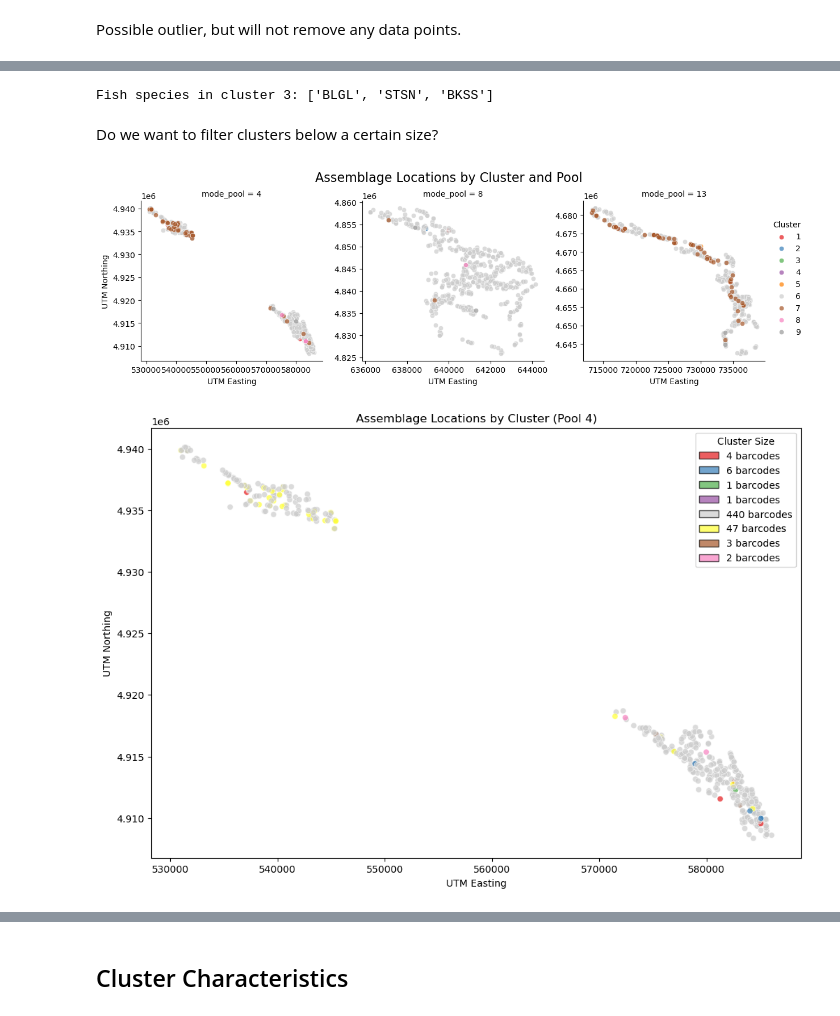
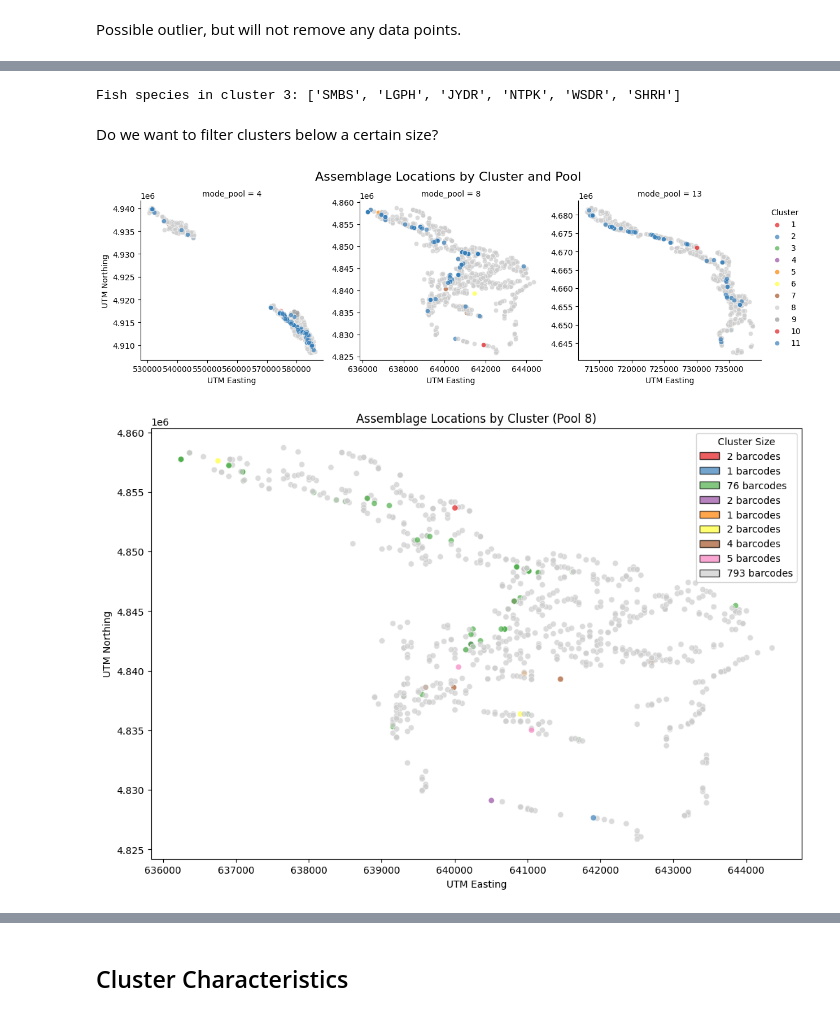
Before and after one commit to jppeirce/ltrm_fish, a Jupyter notebook: make_clusters2025.ipynb, the cells around one changed output, grey strips where cells are left out. Saved outputs shown, nothing was run; the diff lists cells and outputs as text; code cells hidden in the pictures.

```diff
--- a/make_clusters2025.ipynb
+++ b/make_clusters2025.ipynb
@@ -52,7 +52,7 @@ print(df.shape)
 # %% [markdown]
 Only some of the columns are relevant, so we will drop the rest.
 # %%
-keep_cols =['utm_e', 'utm_n', 'barcode', 'year', 'sdate', 'pool', 'fishcode', 'temp', 'depth', 'current', 'do',
+keep_cols =['utm_e', 'utm_n', 'barcode', 'year', 'sdate', 'pool', 'fishcode', 'temp', 'depth', 'current',
               'esveg92', 'substrt', 'cond', 'snag', 'riprap', 'inout', 'flooded']
 df = df[keep_cols].reset_index(drop=True)
 print(df.shape)
@@ -88,3 +88,7 @@ df.head()
 | 2 | 736108 | 4642451 | 13005320 | 2006 | 10/2/2006 | 13 | BLGL | 17.6 | 0.6 | 0.0 | 8.8 | ... |
 | 3 | 736108 | 4642451 | 13005320 | 2006 | 10/2/2006 | 13 | PNSD | 17.6 | 0.6 | 0.0 | 8.8 | ... |
 | 4 | 736108 | 4642451 | 13005320 | 2006 | 10/2/2006 | 13 | LMBS | 17.6 | 0.6 | 0.0 | 8.8 | ... |
+# %%
+df = df[df.isna().sum(axis=1) == 0].reset_index(drop=True)
+print(df.shape) # shows the number of rows and columns
+df.head()
@@ -150,7 +162,7 @@ agg_df = df.groupby(['barcode']).agg(
     median_temp=('temp', 'median'),
     median_depth=('depth', 'median'),
     median_current=('current', 'median'),
-    median_do=('do', 'median'),
+#    median_do=('do', 'median'),
     median_esveg92=('esveg92', 'median'),
     mode_substrt=('substrt', lambda x: x.mode()[0] if not x.mode().empty else x.iloc[0]),
     median_cond=('cond', 'median'),
@@ -251,7 +272,7 @@ fish_in_cluster = fish_in_cluster.drop(columns=['cluster'])
 species_in_cluster = fish_in_cluster.columns[fish_in_cluster.any()].tolist()
 print(f"Fish species in cluster {cluster_num}: {species_in_cluster}")
 # %% [output]
-Fish species in cluster 3: ['BLGL', 'STSN', 'BKSS']
+Fish species in cluster 3: ['SMBS', 'LGPH', 'JYDR', 'NTPK', 'WSDR', 'SHRH']
 # %% [markdown]
 Do we want to filter clusters below a certain size?
 # %%
@@ -284,45 +305,53 @@ g.figure.subplots_adjust(top=0.85)
 g.figure.suptitle("Assemblage Locations by Cluster and Pool", fontsize=16)
 plt.show()
 # %% [output]
-[figure, old version]
+[figure, new version]
 # %%
 from matplotlib.patches import Patch
 
 # FILTER by pool
-pool_filter = 4
-df_pool = agg_df[agg_df['mode_pool'] == pool_filter].copy()
-df_pool['cluster'] = df_pool['cluster'].astype(str)
+pool_filter = 8
+available_pools = sorted(agg_df['mode_pool'].unique().tolist())
 
-#  Map cluster labels to cluster sizes for legend
-cluster_sizes_pool = df_pool['cluster'].value_counts()
-unique_clusters_pool = sorted(df_pool['cluster'].unique())
-largest_cluster_pool = df_pool['cluster'].value_counts().idxmax()
-palette = sns.color_palette("Set1", n_colors=len(unique_clusters_pool))
-light_color = (0.8, 0.8, 0.8)  # RGB for light gray
-color_map = {c: col for c, col in zip(unique_clusters_pool, palette)}
-color_map[largest_cluster_pool] = light_color
-size_map = {c: f"{cluster_sizes_pool[c]} barcodes" for c in unique_clusters_pool}
+if pool_filter not in available_pools:
+    print(f"No rows for mode_pool == {pool_filter}. Available pools: {available_pools}")
+else:
+    df_pool = agg_df[agg_df['mode_pool'] == pool_filter].copy()
+    df_pool['cluster'] = df_pool['cluster'].astype(str)
 
-# Plot with legend showing cluster size
-plt.figure(figsize=(12, 8))
-scatter = sns.scatterplot(
-    data=df_pool,
-    x="utm_e",
-    y="utm_n",
-    hue="cluster",
-    palette=color_map,
-    alpha=0.7
-)
+    #  Map cluster labels to cluster sizes for legend
+    cluster_sizes_pool = df_pool['cluster'].value_counts()
+    unique_clusters_pool = sorted(df_pool['cluster'].unique())
 
-legend_handles = [Patch(facecolor=color_map[c], edgecolor='k', alpha=0.7) for c in unique_clusters_pool]
-legend_labels = [size_map[c] for c in unique_clusters_pool]
-plt.legend(handles=legend_handles, labels=legend_labels, title="Cluster Size")
-plt.xlabel("UTM Easting")
-plt.ylabel("UTM Northing")
-plt.title(f"Assemblage Locations by Cluster (Pool {pool_filter})")
-plt.show()
+    palette = sns.color_palette("Set1", n_colors=len(unique_clusters_pool) or 1)
+    light_color = (0.8, 0.8, 0.8)  # RGB for light gray
+    color_map = {c: col for c, col in zip(unique_clusters_pool, palette)}
+    if not cluster_sizes_pool.empty:
+        largest_cluster_pool = cluster_sizes_pool.idxmax()
+        color_map[largest_cluster_pool] = light_color
+    size_map = {c: f"{cluster_sizes_pool[c]} barcodes" for c in unique_clusters_pool}
+
+    # Plot with legend showing cluster size
+    plt.figure(figsize=(12, 8))
+    scatter = sns.scatterplot(
+        data=df_pool,
+        x="utm_e",
+        y="utm_n",
+        hue="cluster",
+        palette=color_map,
+        alpha=0.7
+    )
+
+    legend_handles = [Patch(facecolor=color_map[c], edgecolor='k', alpha=0.7) for c in unique_clusters_pool]
+    legend_labels = [size_map[c] for c in unique_clusters_pool]
+    if legend_handles:
+        plt.legend(handles=legend_handles, labels=legend_labels, title="Cluster Size")
+    plt.xlabel("UTM Easting")
+    plt.ylabel("UTM Northing")
+    plt.title(f"Assemblage Locations by Cluster (Pool {pool_filter})")
+    plt.show()
 # %% [output]
-[figure, old version]
+[figure, new version]
 # %%
 # Add jitter to UTM coordinates
 rng = np.random.default_rng(seed=42)
```
Also changed, not shown: parts of 17 cells of this notebook.
